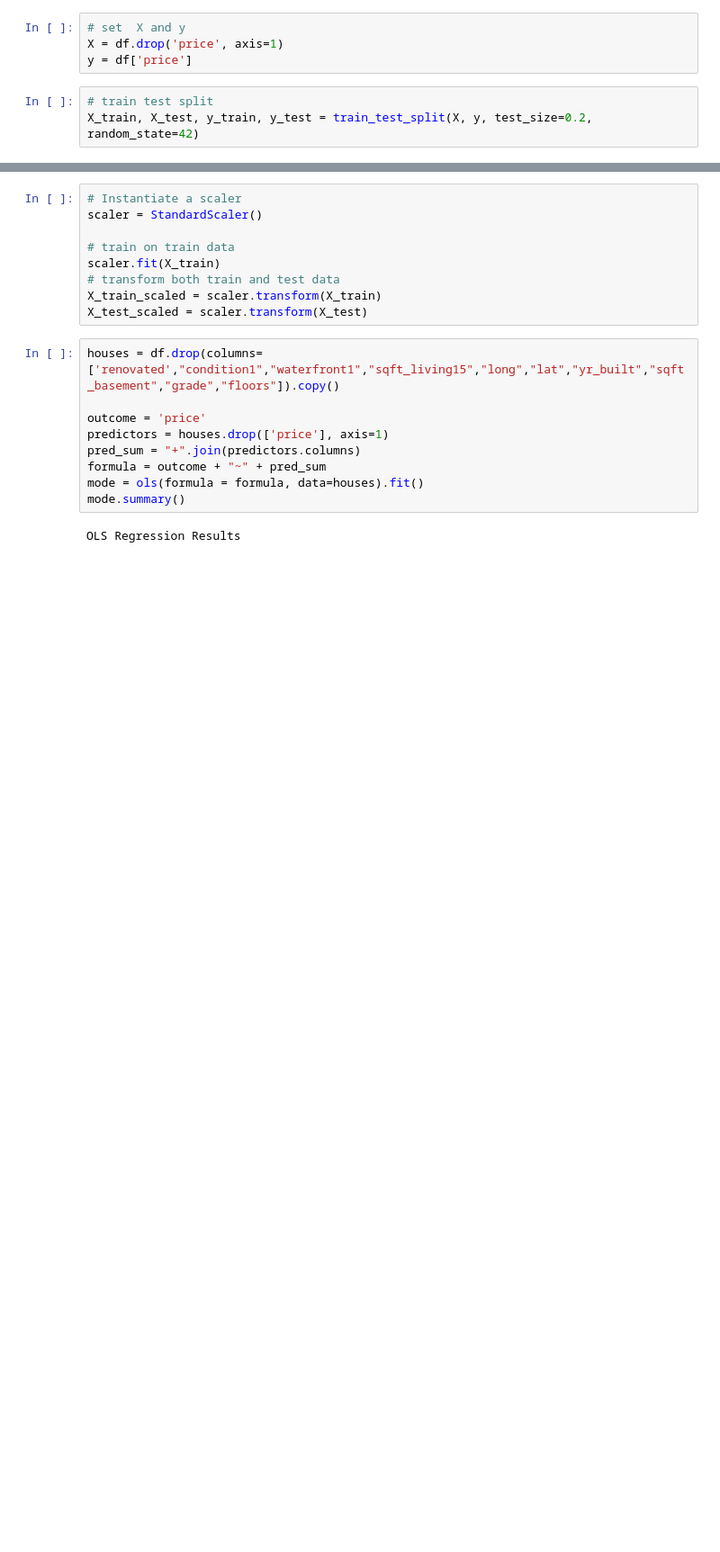
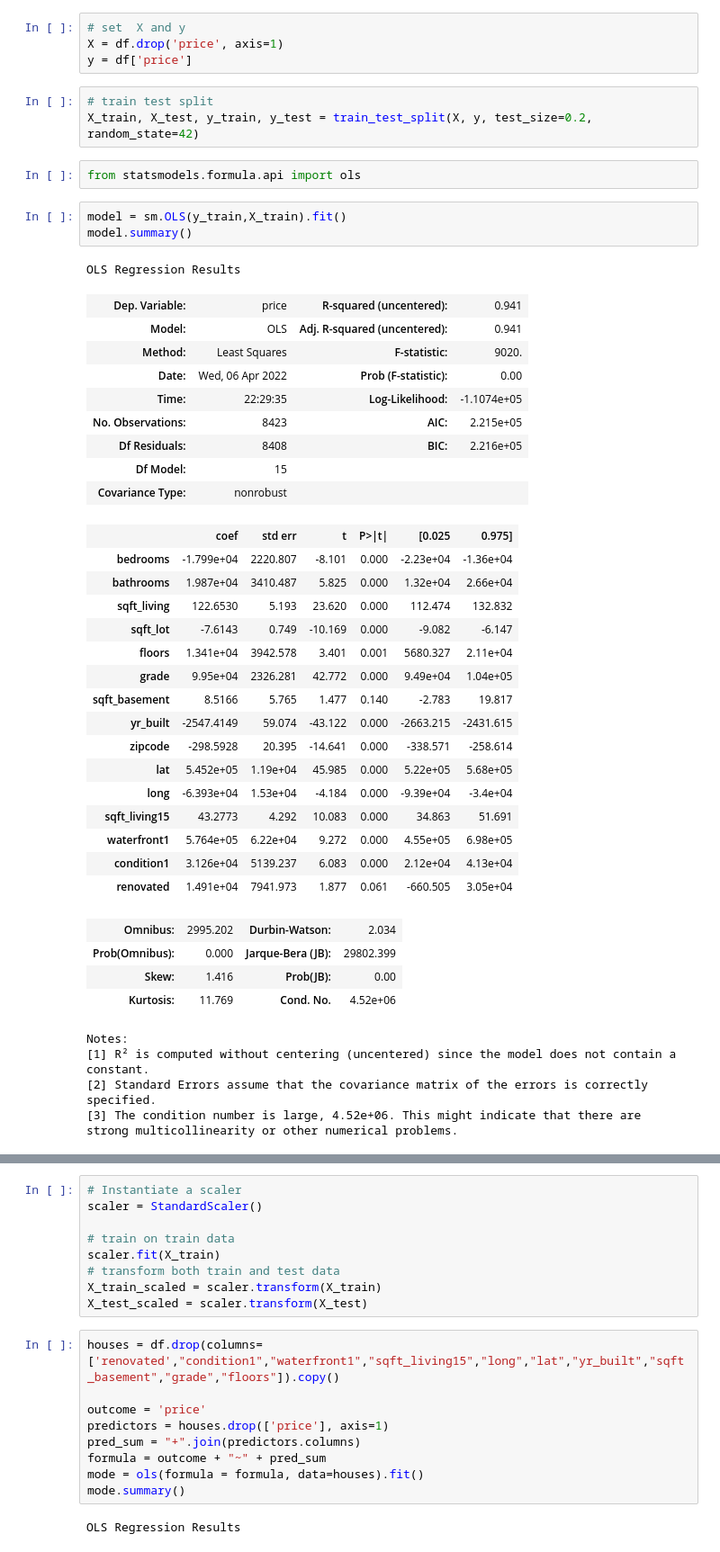
Before and after one commit to AHMET16/house_price_phase2, a Jupyter notebook: Housing_Price_Project.ipynb, the cells around one changed output, grey strips where cells are left out. Shown at 90% size. Cells and saved outputs as stored; diff of their text form; blank space fills up the shorter version.

```diff
--- a/Housing_Price_Project.ipynb
+++ b/Housing_Price_Project.ipynb
@@ -1024,3 +1018,44 @@ y = df['price']
 # %%
 # train test split
 X_train, X_test, y_train, y_test = train_test_split(X, y, test_size=0.2, random_state=42)
+# %%
+from statsmodels.formula.api import ols
+# %%
+model = sm.OLS(y_train,X_train).fit()
+model.summary()
+# %% [output]
+OLS Regression Results
+| Dep. Variable: | price | R-squared (uncentered): | 0.941 |
+| Model: | OLS | Adj. R-squared (uncentered): | 0.941 |
+| Method: | Least Squares | F-statistic: | 9020. |
+| Date: | Wed, 06 Apr 2022 | Prob (F-statistic): | 0.00 |
+| Time: | 22:29:35 | Log-Likelihood: | -1.1074e+05 |
+| No. Observations: | 8423 | AIC: | 2.215e+05 |
+| Df Residuals: | 8408 | BIC: | 2.216e+05 |
+| Df Model: | 15 |  |  |
+| Covariance Type: | nonrobust |  |  |
+|  | coef | std err | t | P>|t| | [0.025 | 0.975] |
+| bedrooms | -1.799e+04 | 2220.807 | -8.101 | 0.000 | -2.23e+04 | -1.36e+04 |
+| bathrooms | 1.987e+04 | 3410.487 | 5.825 | 0.000 | 1.32e+04 | 2.66e+04 |
+| sqft_living | 122.6530 | 5.193 | 23.620 | 0.000 | 112.474 | 132.832 |
+| sqft_lot | -7.6143 | 0.749 | -10.169 | 0.000 | -9.082 | -6.147 |
+| floors | 1.341e+04 | 3942.578 | 3.401 | 0.001 | 5680.327 | 2.11e+04 |
+| grade | 9.95e+04 | 2326.281 | 42.772 | 0.000 | 9.49e+04 | 1.04e+05 |
+| sqft_basement | 8.5166 | 5.765 | 1.477 | 0.140 | -2.783 | 19.817 |
+| yr_built | -2547.4149 | 59.074 | -43.122 | 0.000 | -2663.215 | -2431.615 |
+| zipcode | -298.5928 | 20.395 | -14.641 | 0.000 | -338.571 | -258.614 |
+| lat | 5.452e+05 | 1.19e+04 | 45.985 | 0.000 | 5.22e+05 | 5.68e+05 |
+| long | -6.393e+04 | 1.53e+04 | -4.184 | 0.000 | -9.39e+04 | -3.4e+04 |
+| sqft_living15 | 43.2773 | 4.292 | 10.083 | 0.000 | 34.863 | 51.691 |
+| waterfront1 | 5.764e+05 | 6.22e+04 | 9.272 | 0.000 | 4.55e+05 | 6.98e+05 |
+| condition1 | 3.126e+04 | 5139.237 | 6.083 | 0.000 | 2.12e+04 | 4.13e+04 |
+| renovated | 1.491e+04 | 7941.973 | 1.877 | 0.061 | -660.505 | 3.05e+04 |
+| Omnibus: | 2995.202 | Durbin-Watson: | 2.034 |
+| Prob(Omnibus): | 0.000 | Jarque-Bera (JB): | 29802.399 |
+| Skew: | 1.416 | Prob(JB): | 0.00 |
+| Kurtosis: | 11.769 | Cond. No. | 4.52e+06 |
+Notes:
+[1] R² is computed without centering (uncentered) since the model does not contain a constant.
+[2] Standard Errors assume that the covariance matrix of the errors is correctly specified.
+[3] The condition number is large, 4.52e+06. This might indicate that there are
+strong multicollinearity or other numerical problems.
```
Also changed, not shown: parts of 21 cells of this notebook.
